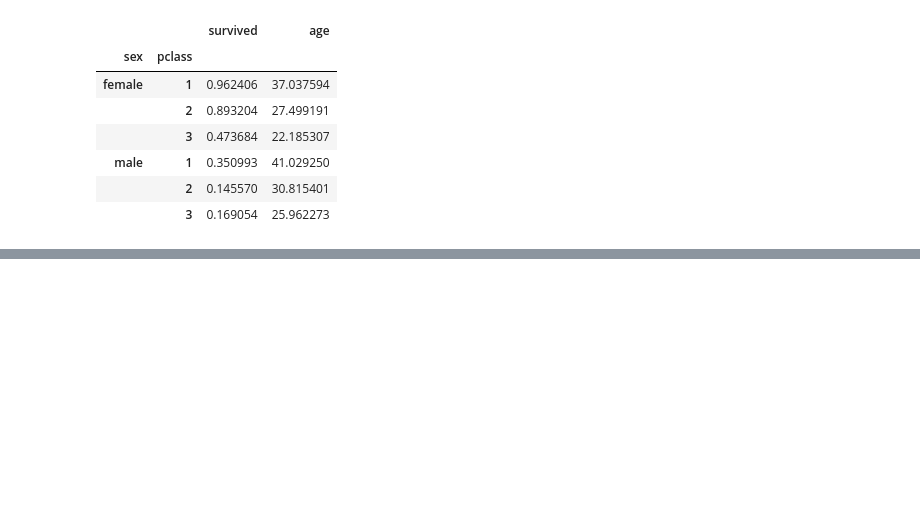
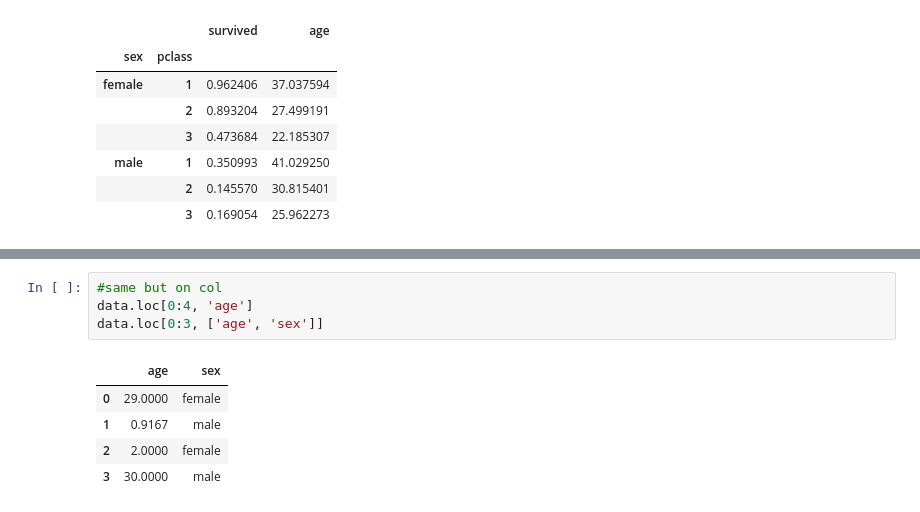
Before and after one commit to Meyyaou/pythondaily, a Jupyter notebook: data_visu_1.ipynb, the cells around one changed output, grey strips where cells are left out. Drawn from its saved outputs; the diff is of its cells as text; blank space fills up the shorter version.

```diff
--- a/data_visu_1.ipynb
+++ b/data_visu_1.ipynb
@@ -113,0 +175,10 @@ data.groupby(['sex', 'pclass']).mean()
+# %%
+#same but on col
+data.loc[0:4, 'age']
+data.loc[0:3, ['age', 'sex']]
+# %% [output]
+|  | age | sex |
+| 0 | 29.0000 | female |
+| 1 | 0.9167 | male |
+| 2 | 2.0000 | female |
+| 3 | 30.0000 | male |
```
Also changed, not shown: parts of 7 cells of this notebook.
